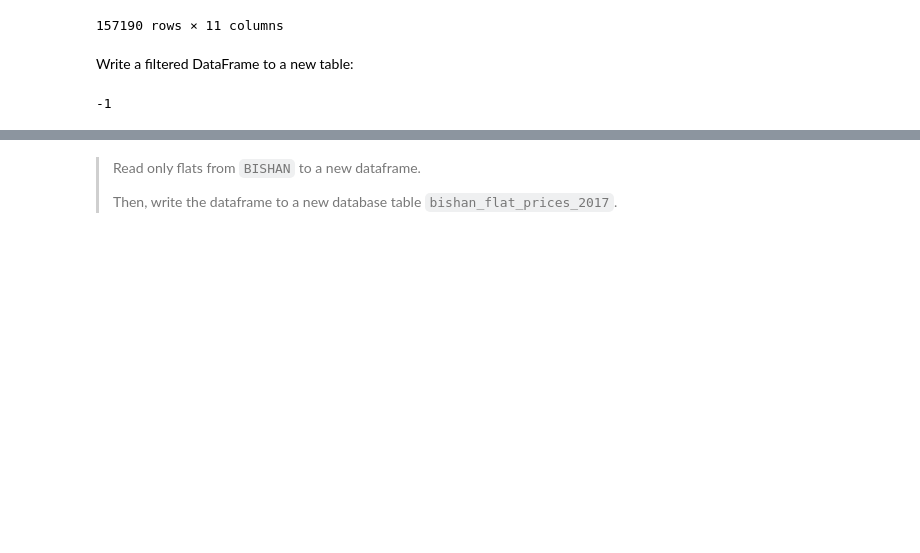
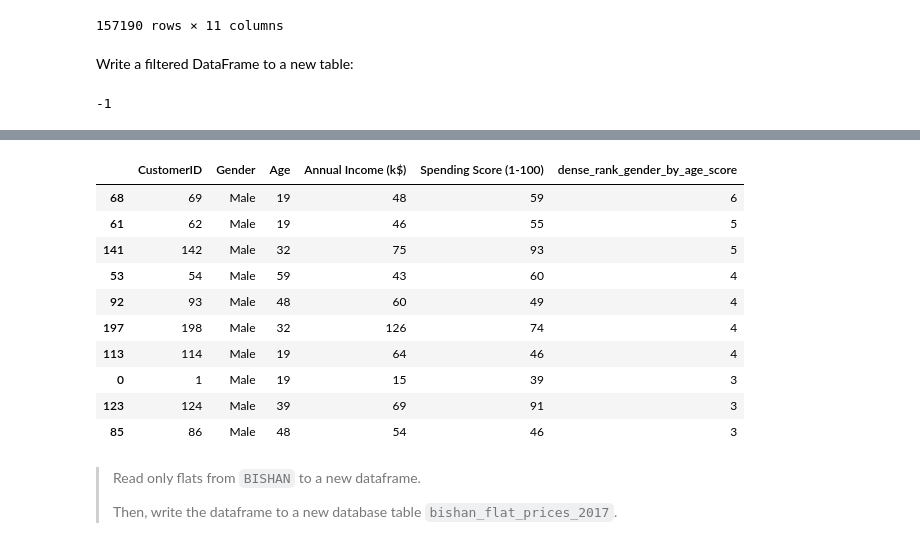
Before and after one commit to rubyferdianto/5m-data-1.8-eda-basic, a Jupyter notebook: notebooks/eda_basic_lesson.ipynb, the cells around one changed output, grey strips where cells are left out. Saved outputs shown, nothing was run; the diff lists cells and outputs as text; code cells hidden in the pictures; blank space fills up the shorter version.

```diff
--- a/notebooks/eda_basic_lesson.ipynb
+++ b/notebooks/eda_basic_lesson.ipynb
@@ -1762,3 +1818,31 @@ engine.table_names()
+# %%
+#2 Dense Rank by Gender for Age and Spending Score
+mc['dense_rank_gender_by_age_score'] = (
+    mc.groupby(['Gender', 'Age'])[['Spending Score (1-100)']]
+      .apply(lambda grp: grp.apply(tuple, axis=1).rank(method='dense'))
+      .reset_index(level=[0,1], drop=True)
+      .astype(int)
+)
+
+#female
+#filtered_female = mc[mc['Gender'] == 'Female']
+#filtered_female.sort_values(['dense_rank_gender_by_age_score'], ascending=False).head(10)
+
+#male
+filtered_male = mc[mc['Gender'] == 'Male']
+filtered_male.sort_values(['dense_rank_gender_by_age_score'], ascending=False).head(10)
+# %% [output]
+|  | CustomerID | Gender | Age | Annual Income (k$) | Spending Score (1-100) | dense_rank_gender_by_age_score |
+| 68 | 69 | Male | 19 | 48 | 59 | 6 |
+| 61 | 62 | Male | 19 | 46 | 55 | 5 |
+| 141 | 142 | Male | 32 | 75 | 93 | 5 |
+| 53 | 54 | Male | 59 | 43 | 60 | 4 |
+| 92 | 93 | Male | 48 | 60 | 49 | 4 |
+| 197 | 198 | Male | 32 | 126 | 74 | 4 |
+| 113 | 114 | Male | 19 | 64 | 46 | 4 |
+| 0 | 1 | Male | 19 | 15 | 39 | 3 |
+| 123 | 124 | Male | 39 | 69 | 91 | 3 |
+| 85 | 86 | Male | 48 | 54 | 46 | 3 |
 # %% [markdown]
 > Read only flats from `BISHAN` to a new dataframe.
 >
```
Also changed, not shown: parts of 6 cells of this notebook, 1 other file.
